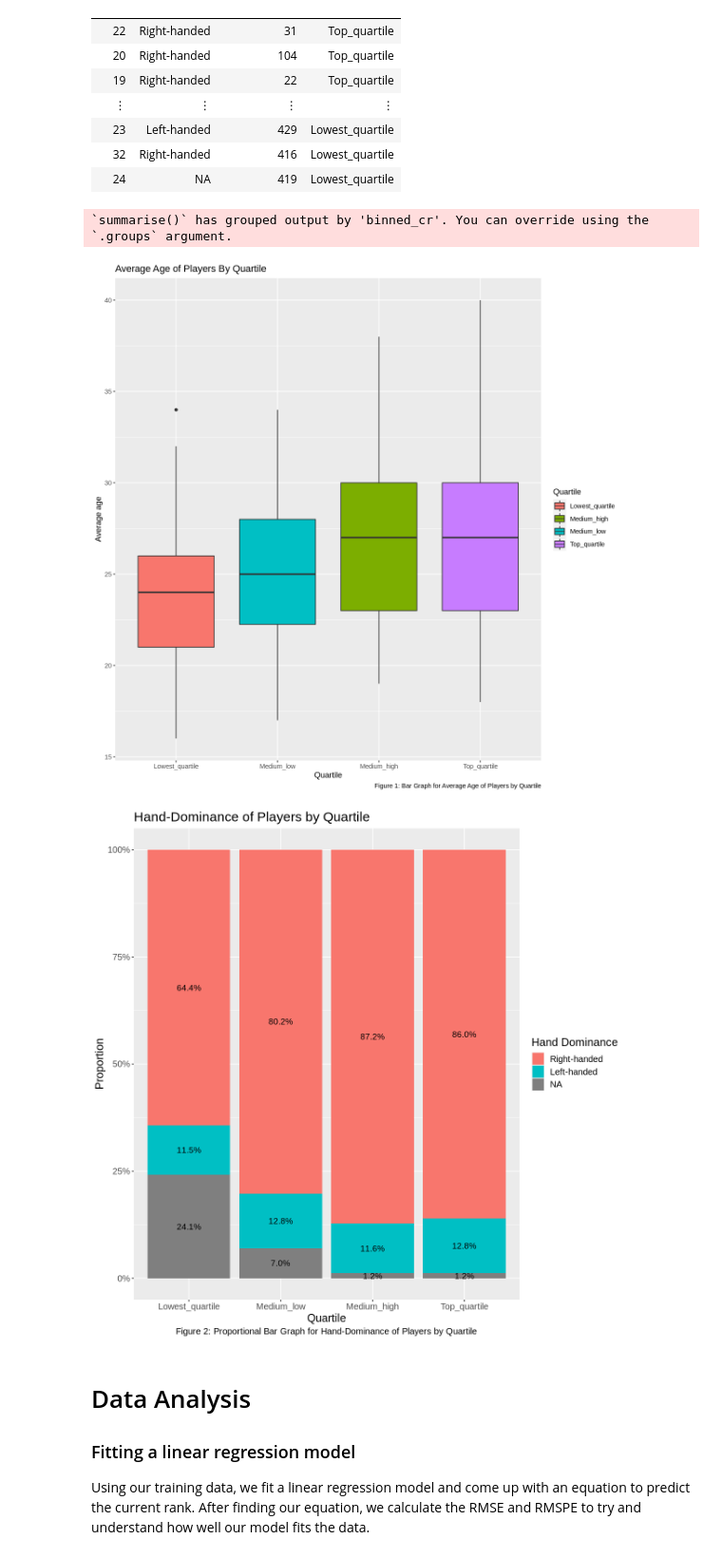
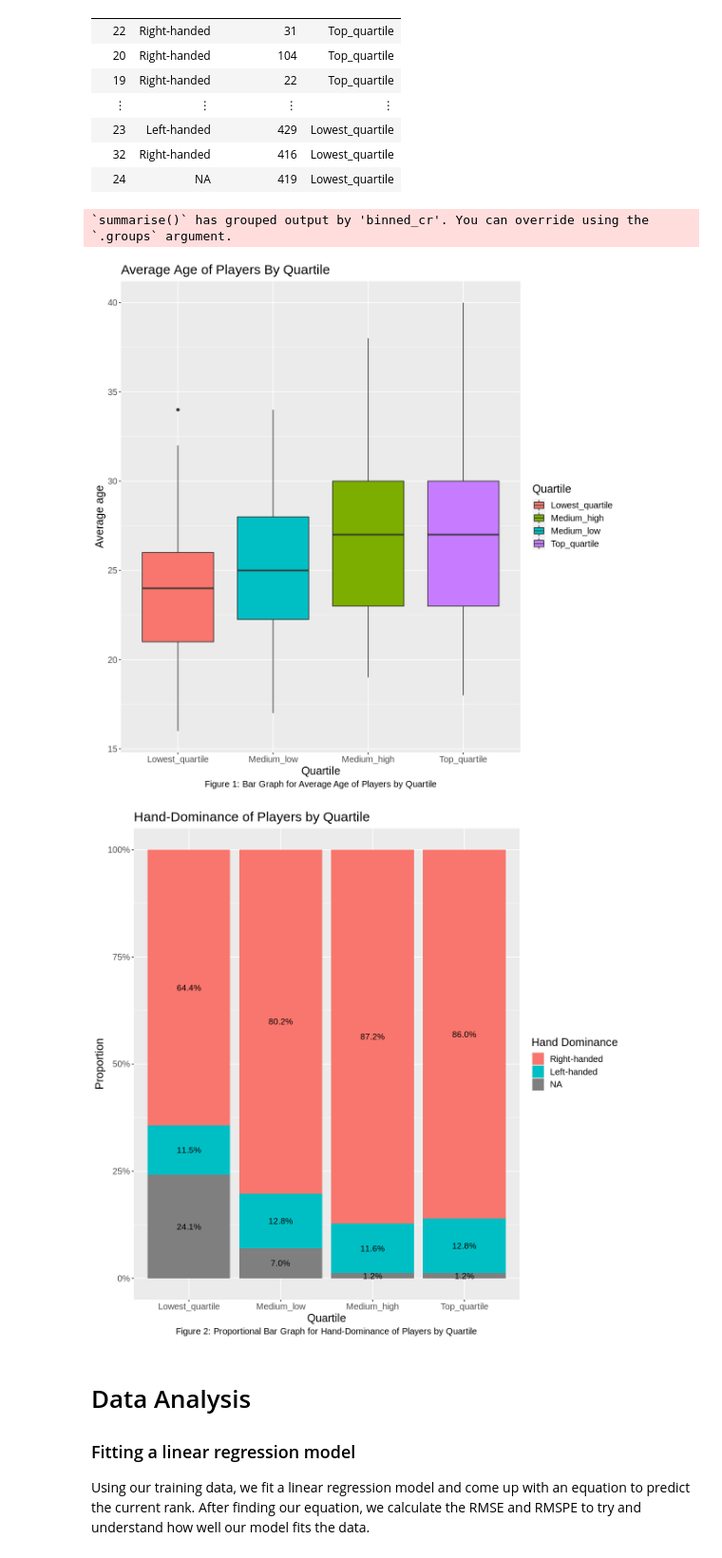
Before and after one commit to emilywang0/dsci-tennis-data-analysis, a Jupyter notebook: Proposal.ipynb, the cells around one changed output. Shown: that part at 95% size. Cells and saved outputs as stored; diff of their text form; code cells hidden in the pictures.

```diff
--- a/Proposal.ipynb
+++ b/Proposal.ipynb
@@ -172,36 +172,36 @@ A tibble: 349 × 4
 # %%
 options(repr.plot.width = 10, repr.plot.height = 10)
 # Create bar plots sorted by Quartile for each predictor variable
 
 # Calculate the average age for each Quartile
 average_age <- tennis_bins |> filter(binned_cr != "Other") # |> group_by(binned_cr) |> summarise(mean = mean(Age))
 
 # Create a bar plot showing the average age by Quartile
 low_vs_age_plot <- ggplot(average_age, aes(x = factor(binned_cr, levels = c("Lowest_quartile", "Medium_low", "Medium_high", "Top_quartile")), y = Age, fill = binned_cr)) +
-                    geom_boxplot() + ggtitle("Average Age of Players By Quartile") + labs(x = "Quartile", y = "Average age", fill = "Quartile", caption = "Figure 1: Bar Graph for Average Age of Players by Quartile")
-                    #scale_y_continuous(limits = c(0, ceiling(max(average_age$mean) / 2) * 2), breaks = seq(0, ceiling(max(average_age$mean) / 2) * 2, by = 2)) + theme(text = element_text(size = 15)) + theme(plot.caption = element_text(hjust = 0.5))
+                    geom_boxplot() + ggtitle("Average Age of Players By Quartile") + labs(x = "Quartile", y = "Average age", fill = "Quartile", caption = "Figure 1: Bar Graph for Average Age of Players by Quartile") +
+                    theme(text = element_text(size = 15)) + theme(plot.caption = element_text(hjust = 0.5))
 
 # Find the proportion of players who play left or right handed, or NA, seperated by Quartile
 hand_prop <- tennis_bins |> filter(binned_cr != "Other") |> group_by(binned_cr, Plays) |> summarise(count = n()) |>
                             group_by(binned_cr) |> mutate(proportion = count / sum(count))
 
 # Create a proportionality stacked bar plot of right vs left-handed Players by Quartile
 plays_prop_plot <- ggplot(hand_prop, aes(x = factor(binned_cr, levels = c("Lowest_quartile", "Medium_low", "Medium_high", "Top_quartile")), y = proportion, fill = Plays)) +
   geom_bar(stat = "identity") +
   labs(x = "Quartile", y = "Proportion", fill = "Hand Dominance", title = "Hand-Dominance of Players by Quartile", caption = "Figure 2: Proportional Bar Graph for Hand-Dominance of Players by Quartile") +
   geom_text(aes(label = sprintf("%.1f%%", proportion*100)),
             position = position_stack(vjust = 0.5),
             size = 4) +
  scale_y_continuous(labels = percent_format()) + theme(plot.caption = element_text(hjust = 0.5)) + theme(text = element_text(size = 15))
 
 
 
 low_vs_age_plot
 plays_prop_plot
 # %% [output]
 `summarise()` has grouped output by 'binned_cr'. You can override using the
 `.groups` argument.
-[figure, old version]
+[figure, new version]
 [figure]
 # %% [markdown]
 # Data Analysis
```
Also changed, not shown: parts of 5 cells of this notebook.
